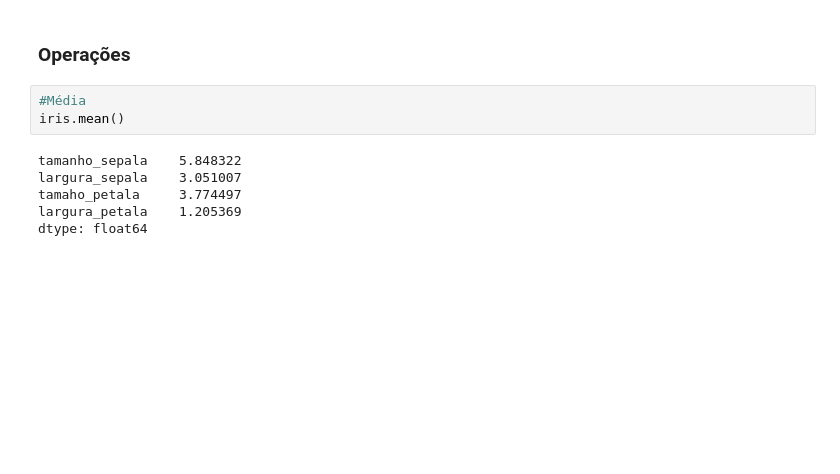
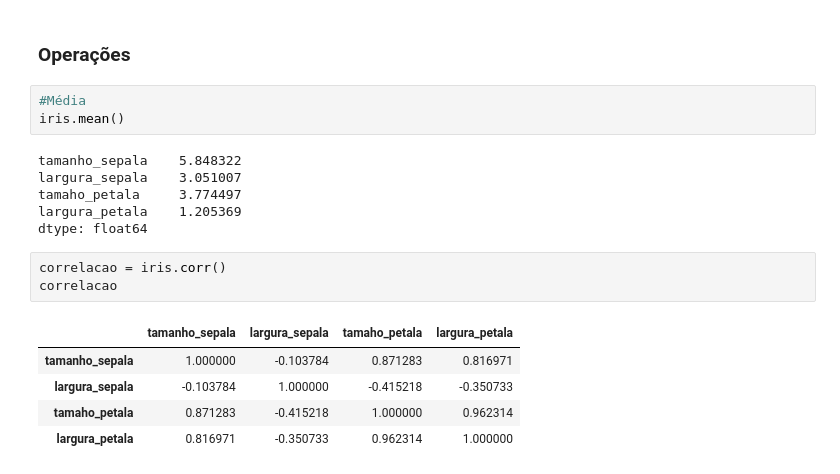
Before and after one commit to ciencia-de-dados-pratica/praticas, a Jupyter notebook: praticas/tutorial-pandas.ipynb, the cells around one changed output. Drawn from its saved outputs; the diff is of its cells as text; blank space fills up the shorter version.

```diff
--- a/praticas/tutorial-pandas.ipynb
+++ b/praticas/tutorial-pandas.ipynb
@@ -393,3 +419,12 @@ largura_sepala    3.051007
 tamaho_petala     3.774497
 largura_petala    1.205369
 dtype: float64
+# %%
+correlacao = iris.corr()
+correlacao
+# %% [output]
+|  | tamanho_sepala | largura_sepala | tamaho_petala | largura_petala |
+| tamanho_sepala | 1.000000 | -0.103784 | 0.871283 | 0.816971 |
+| largura_sepala | -0.103784 | 1.000000 | -0.415218 | -0.350733 |
+| tamaho_petala | 0.871283 | -0.415218 | 1.000000 | 0.962314 |
+| largura_petala | 0.816971 | -0.350733 | 0.962314 | 1.000000 |
```
Also changed, not shown: parts of 6 cells of this notebook, 1 other file.
